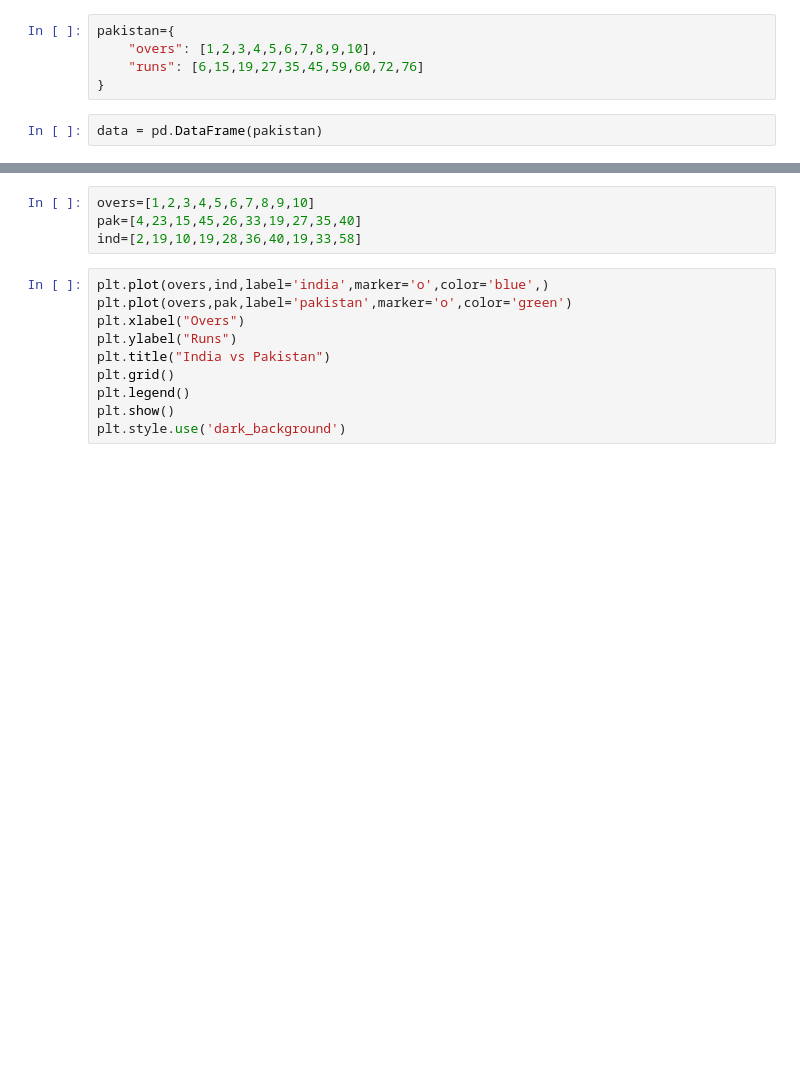
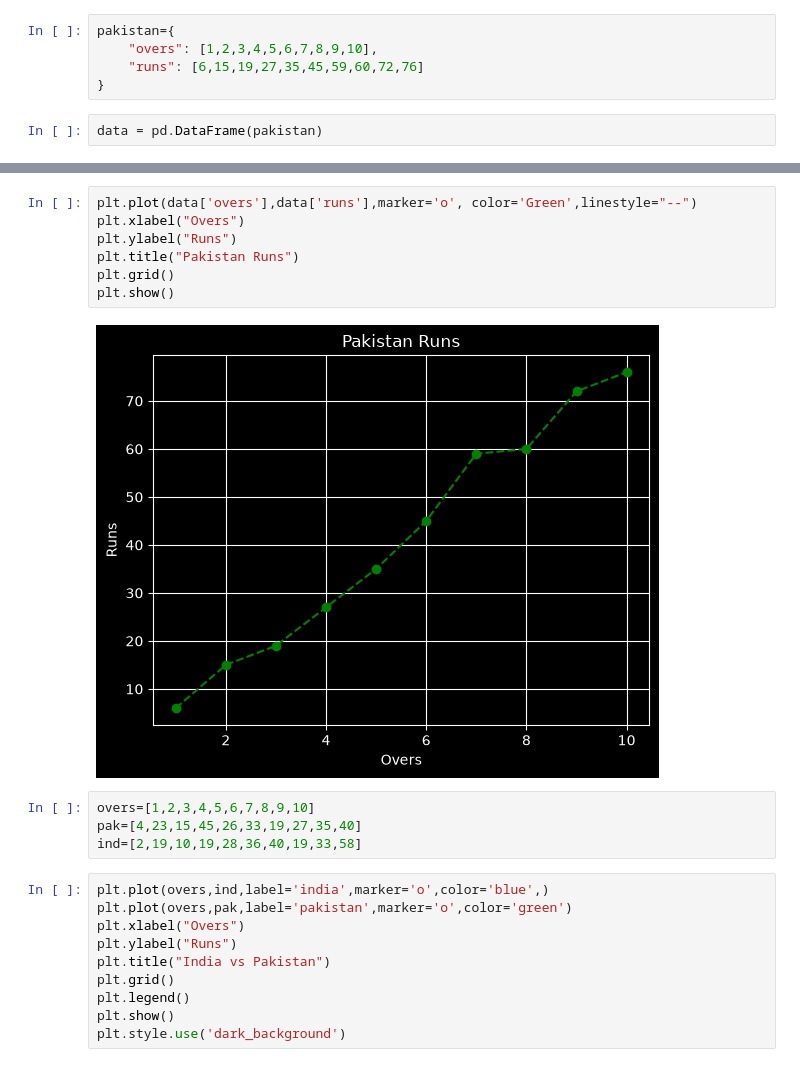
Before and after one commit to adilfarooqkhan-ds/Analytics, a Jupyter notebook: Matplotlib/index.ipynb, the cells around one changed output, grey strips where cells are left out. Cells and saved outputs as stored; diff of their text form; blank space fills up the shorter version.

```diff
--- a/Matplotlib/index.ipynb
+++ b/Matplotlib/index.ipynb
@@ -65,3 +71,12 @@ plt.show()
+# %%
+plt.plot(data['overs'],data['runs'],marker='o', color='Green',linestyle="--")
+plt.xlabel("Overs")
+plt.ylabel("Runs")
+plt.title("Pakistan Runs")
+plt.grid()
+plt.show()
+# %% [output]
+[figure, added]
 # %%
 overs=[1,2,3,4,5,6,7,8,9,10]
 pak=[4,23,15,45,26,33,19,27,35,40]
```
Also changed, not shown: parts of 3 cells of this notebook.
